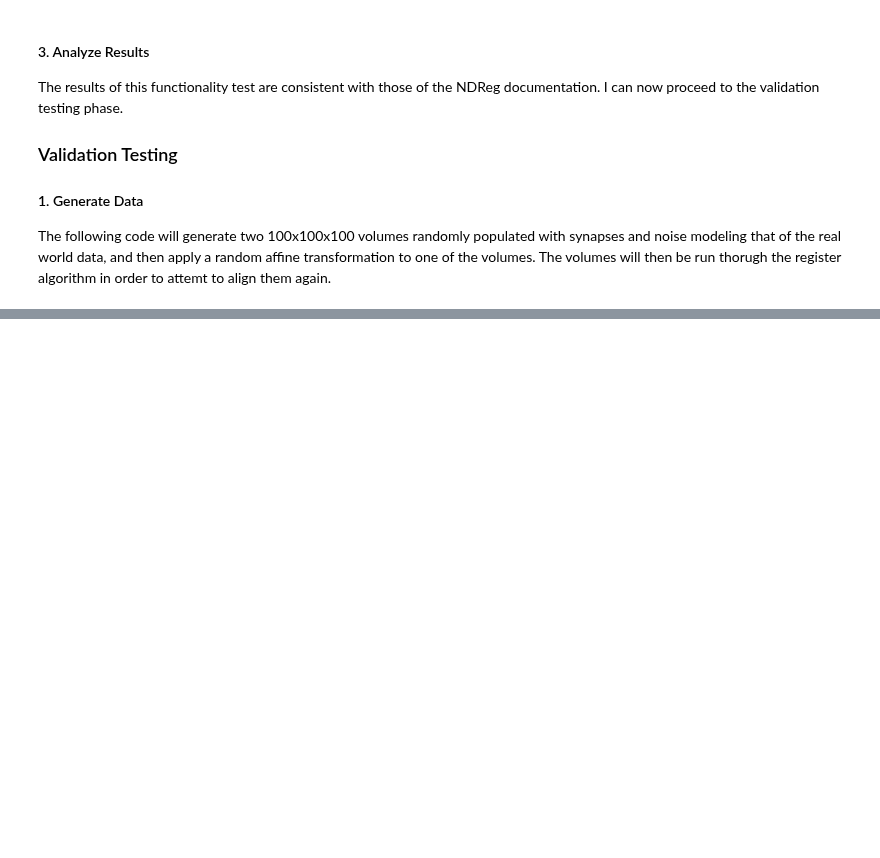
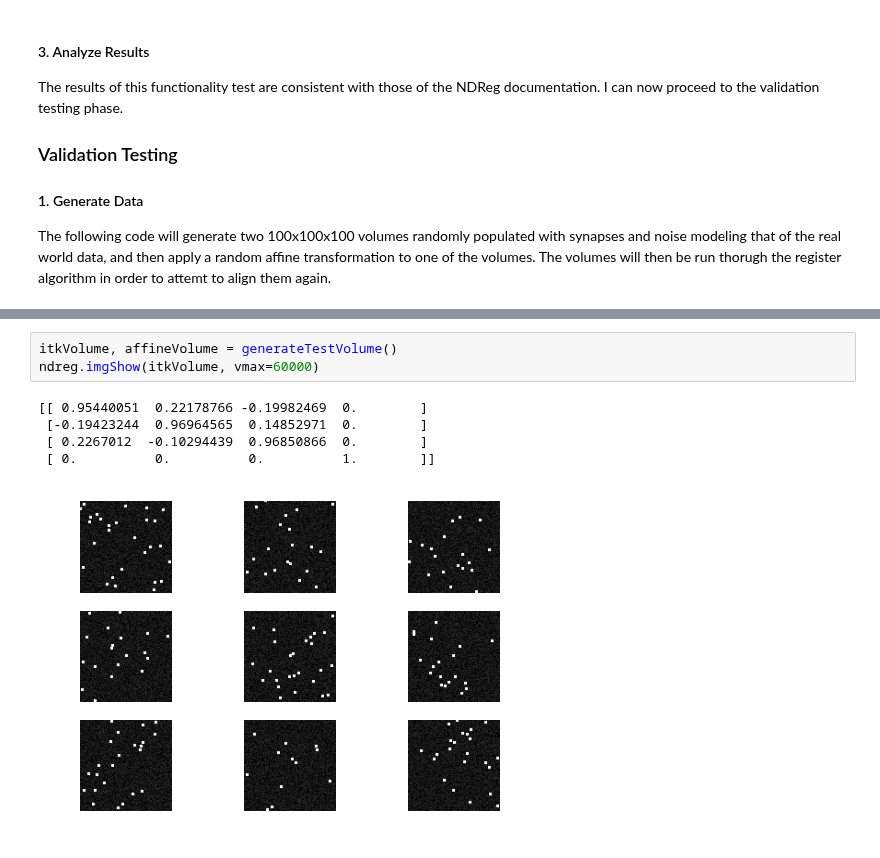
Before and after one commit to NeuroDataDesign/pan-synapse, a Jupyter notebook: background/NDReg_Algorithms.md.ipynb, the cells around one changed output, grey strips where cells are left out. Cells and saved outputs as stored; diff of their text form; blank space fills up the shorter version.

Commit message:
added random rigid body transform code in test data generation of ndreg md

```diff
--- a/background/NDReg_Algorithms.md.ipynb
+++ b/background/NDReg_Algorithms.md.ipynb
@@ -150,0 +184,9 @@ def generateTestVolume():
+# %%
+itkVolume, affineVolume = generateTestVolume()
+ndreg.imgShow(itkVolume, vmax=60000)
+# %% [output]
+[[ 0.95440051  0.22178766 -0.19982469  0.        ]
+ [-0.19423244  0.96964565  0.14852971  0.        ]
+ [ 0.2267012  -0.10294439  0.96850866  0.        ]
+ [ 0.          0.          0.          1.        ]]
+[figure, added]
```
Also changed, not shown: parts of 3 cells of this notebook.
